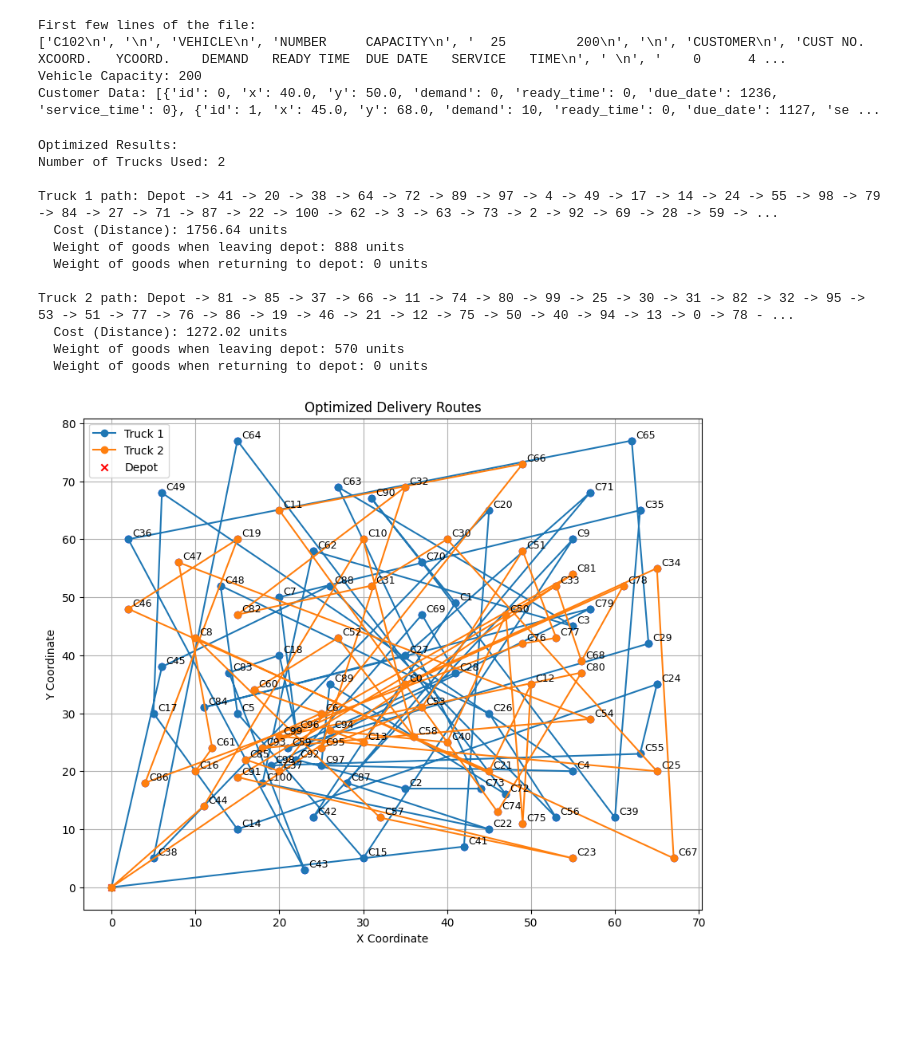
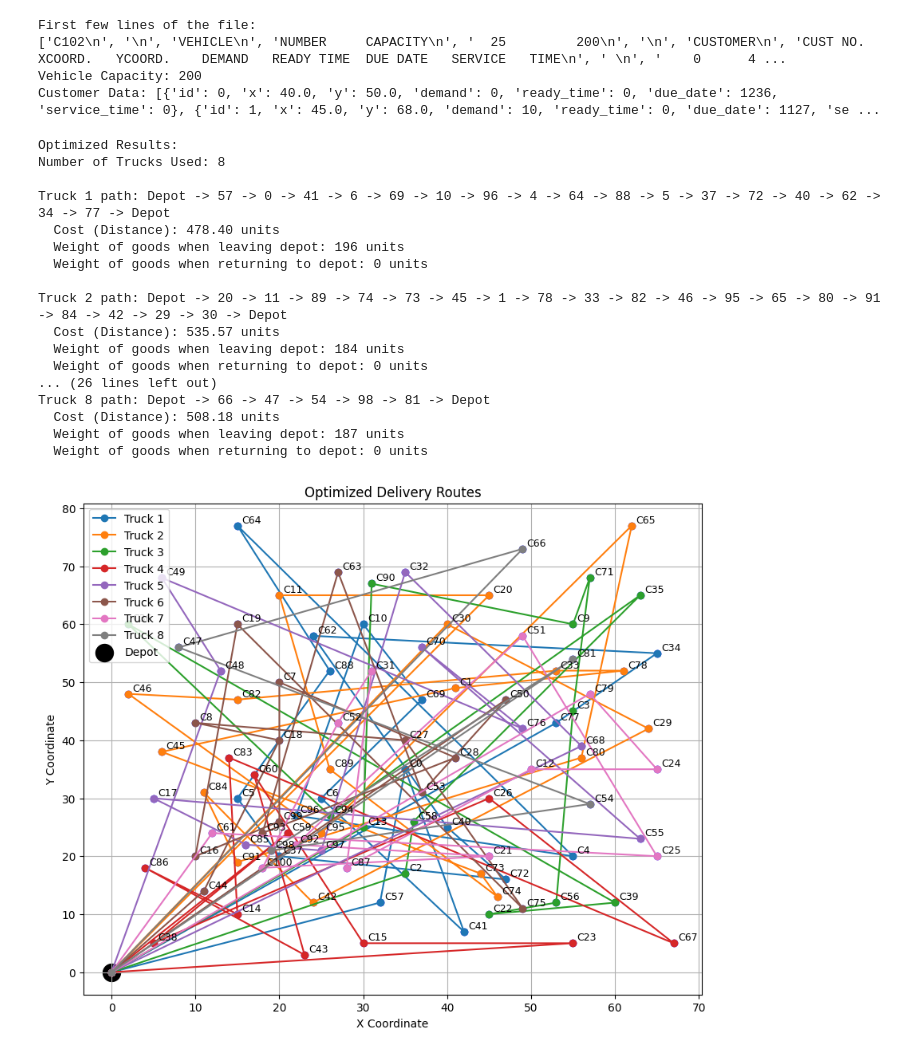
Before and after one commit to Xandeler/Advanced-Algorithms-and-Combinatorics, a Jupyter notebook: Code Johan/simulated_annealing.ipynb, the cells around one changed output. Cells and saved outputs as stored; diff of their text form; code cells hidden in the pictures; blank space fills up the shorter version.

```diff
--- a/Code Johan/simulated_annealing.ipynb
+++ b/Code Johan/simulated_annealing.ipynb
@@ -212,40 +212,45 @@ def print_truck_paths(routes, truck_details):
 def plot_routes(routes, customer_data):
     plt.figure(figsize=(10, 8))
     for customer in customer_data:
         plt.scatter(customer['x'], customer['y'], color='blue')
         plt.text(customer['x'] + 0.5, customer['y'] + 0.5, f"C{customer['id']}", fontsize=9)
     for route_idx, route in enumerate(routes):
         route_x = [customer['x'] for customer in route]
         route_y = [customer['y'] for customer in route]
         plt.plot([0] + route_x + [0], [0] + route_y + [0], marker='o', label=f"Truck {route_idx + 1}")
-    plt.scatter(0, 0, color='red', marker='x', label="Depot")
+    plt.scatter(0, 0, color='black', marker='o', label="Depot", s=250)
     plt.title("Optimized Delivery Routes")
     plt.xlabel("X Coordinate")
     plt.ylabel("Y Coordinate")
     plt.legend()
     plt.grid(True)
     plt.show()
 
 # Execute
-file_path = "../Dataset/r201.txt"  # Update path as necessary
+file_path = "../Dataset/r107.txt"  # Update path as necessary
 max_vehicles, vehicle_capacity, customer_data = parse_data(file_path)
 best_routes, truck_details = simulated_annealing(customer_data, max_vehicles, vehicle_capacity)
 
 print("\nOptimized Results:")
 print(f"Number of Trucks Used: {len(best_routes)}\n")
 print_truck_paths(best_routes, truck_details)
 plot_routes(best_routes, customer_data)
 # %% [output]
 Optimized Results:
-Number of Trucks Used: 2
+Number of Trucks Used: 8
 
-Truck 1 path: Depot -> 41 -> 20 -> 38 -> 64 -> 72 -> 89 -> 97 -> 4 -> 49 -> 17 -> 14 -> 24 -> 55 -> 98 -> 79 -> 84 -> 27 -> 71 -> 87 -> 22 -> 100 -> 62 -> 3 -> 63 -> 73 -> 2 -> 92 -> 69 -> 28 -> 59 -> ...
-  Cost (Distance): 1756.64 units
-  Weight of goods when leaving depot: 888 units
+Truck 1 path: Depot -> 57 -> 0 -> 41 -> 6 -> 69 -> 10 -> 96 -> 4 -> 64 -> 88 -> 5 -> 37 -> 72 -> 40 -> 62 -> 34 -> 77 -> Depot
+  Cost (Distance): 478.40 units
+  Weight of goods when leaving depot: 196 units
   Weight of goods when returning to depot: 0 units
 
-Truck 2 path: Depot -> 81 -> 85 -> 37 -> 66 -> 11 -> 74 -> 80 -> 99 -> 25 -> 30 -> 31 -> 82 -> 32 -> 95 -> 53 -> 51 -> 77 -> 76 -> 86 -> 19 -> 46 -> 21 -> 12 -> 75 -> 50 -> 40 -> 94 -> 13 -> 0 -> 78 - ...
-  Cost (Distance): 1272.02 units
-  Weight of goods when leaving depot: 570 units
+Truck 2 path: Depot -> 20 -> 11 -> 89 -> 74 -> 73 -> 45 -> 1 -> 78 -> 33 -> 82 -> 46 -> 95 -> 65 -> 80 -> 91 -> 84 -> 42 -> 29 -> 30 -> Depot
+  Cost (Distance): 535.57 units
+  Weight of goods when leaving depot: 184 units
   Weight of goods when returning to depot: 0 units
+... (26 lines left out)
+Truck 8 path: Depot -> 66 -> 47 -> 54 -> 98 -> 81 -> Depot
+  Cost (Distance): 508.18 units
+  Weight of goods when leaving depot: 187 units
+  Weight of goods when returning to depot: 0 units
-[figure, old version]
+[figure, new version]
```
Also changed, not shown: parts of 2 cells of this notebook, 2 other files.
